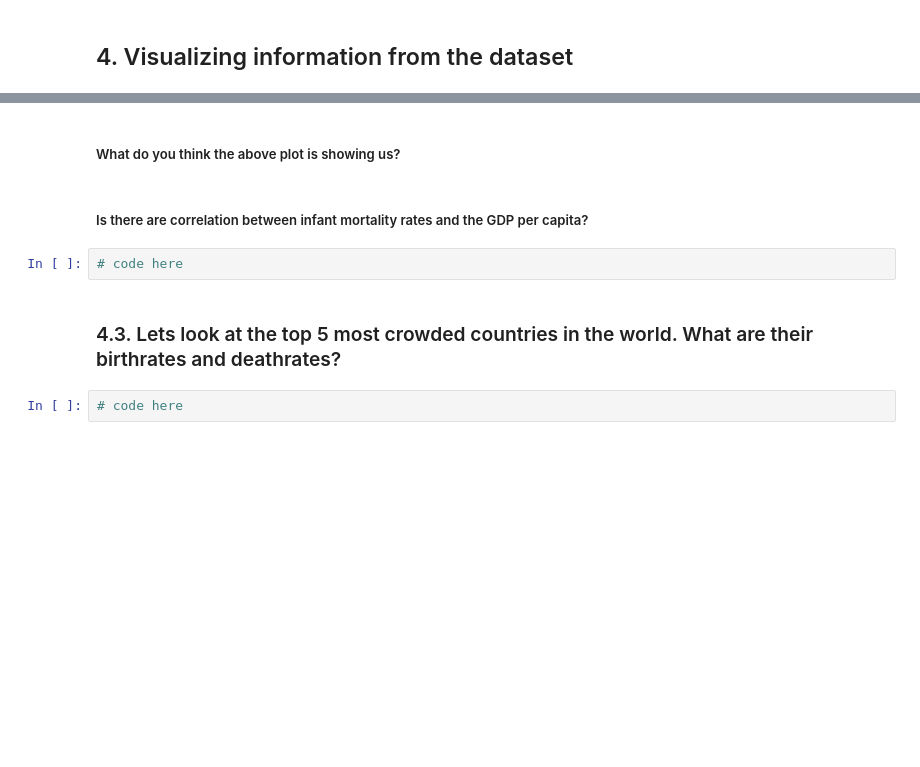
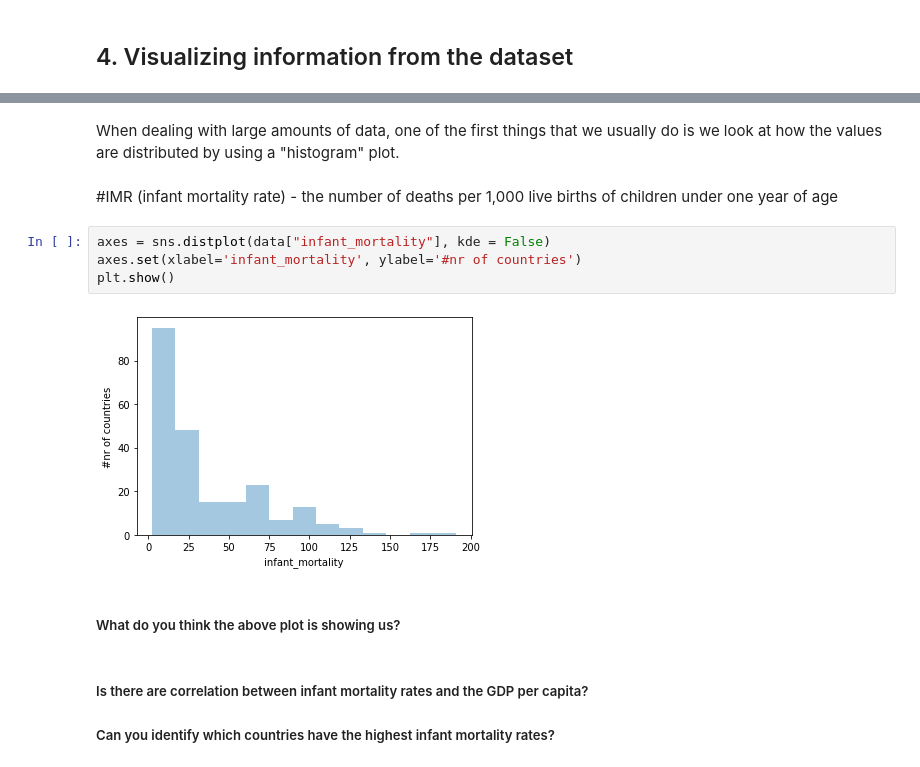
Before and after one commit to sraktale/pygn, a Jupyter notebook: sessions/2/Data Science Intro.ipynb, the cells around one changed output, grey strips where cells are left out. Drawn from its saved outputs; the diff is of its cells as text; blank space fills up the shorter version.

```diff
--- a/sessions/2/Data Science Intro.ipynb
+++ b/sessions/2/Data Science Intro.ipynb
@@ -285,10 +329,16 @@ sns.distplot(data["infant_mortality"])
+# %% [markdown]
+When dealing with large amounts of data, one of the first things that we usually do is we look at how the values are distributed by using a "histogram" plot.
+# %% [markdown]
+#IMR (infant mortality rate) - the number of deaths per 1,000 live births of children under one year of age
+# %%
+axes = sns.distplot(data["infant_mortality"], kde = False)
+axes.set(xlabel='infant_mortality', ylabel='#nr of countries')
+plt.show()
+# %% [output]
+[figure, added]
 # %% [markdown]
 ##### What do you think the above plot is showing us?
 # %% [markdown]
 ##### Is there are correlation between infant mortality rates and the GDP per capita?
+
+##### Can you identify which countries have the highest infant mortality rates?
-# %%
-# code here
-# %% [markdown]
-### 4.3. Lets look at the top 5 most crowded countries in the world. What are their birthrates and deathrates?
-# %%
-# code here
```
Also changed, not shown: parts of 22 cells of this notebook, 1 other file.
